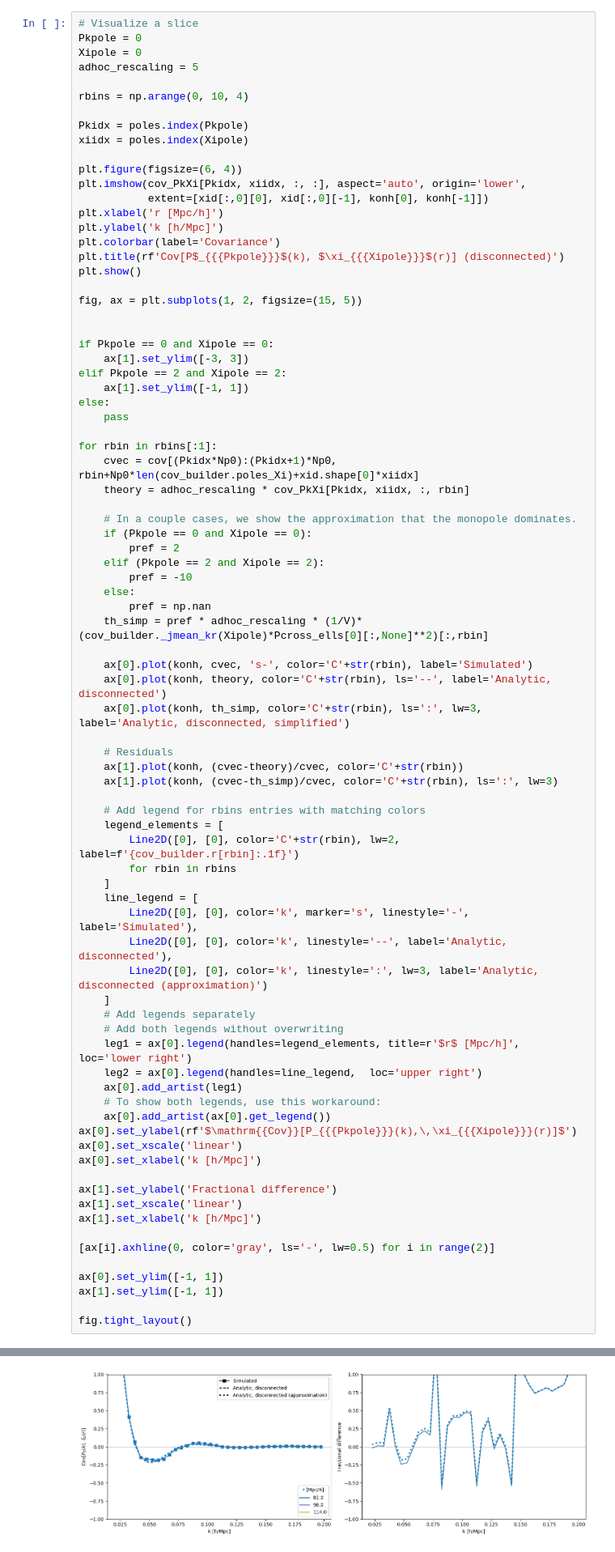
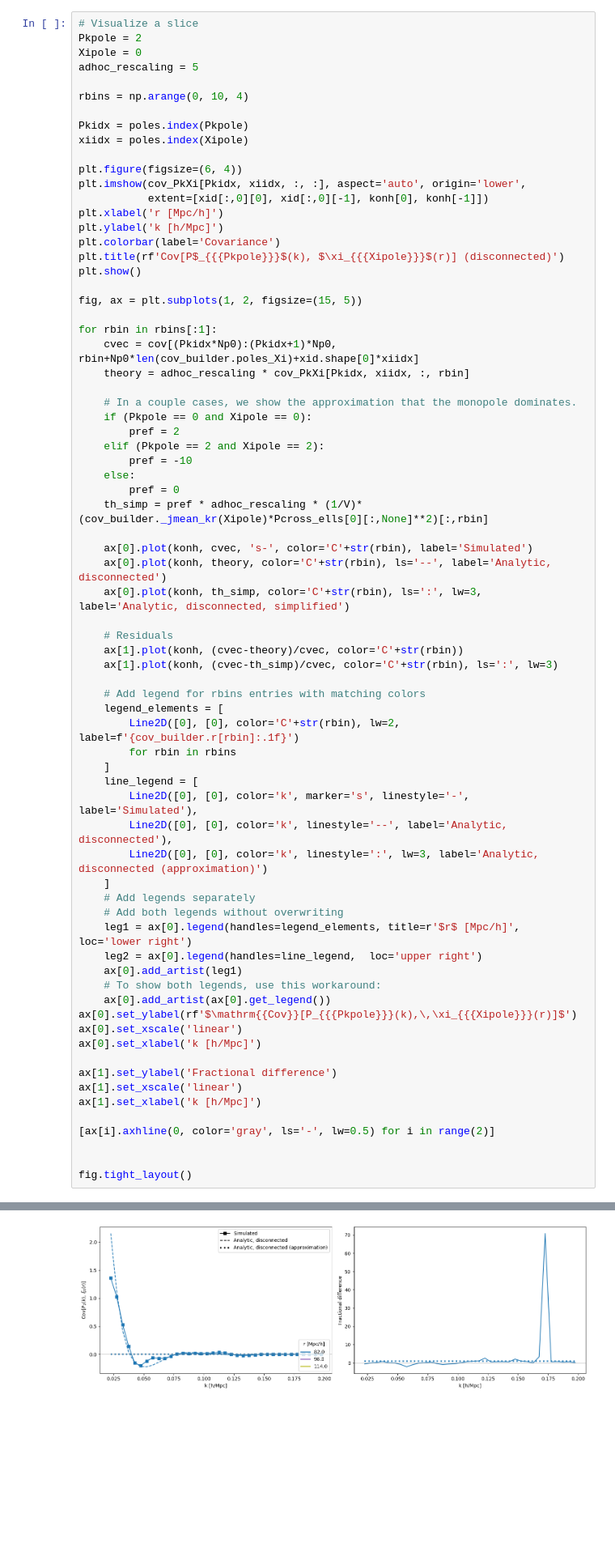
Before and after one commit to abaleato/PrePostCov, a Jupyter notebook: preprost_covariance.ipynb, the cells around one changed output, grey strips where cells are left out. Shown at 81% size. Saved outputs shown, nothing was run; the diff lists cells and outputs as text; blank space fills up the shorter version.

```diff
--- a/preprost_covariance.ipynb
+++ b/preprost_covariance.ipynb
@@ -163,7 +162,7 @@ print('cov_PkXi shape:', cov_PkXi.shape)
 cov_PkXi shape: (2, 2, 36, 10)
 # %%
 # Visualize a slice
-Pkpole = 0
+Pkpole = 2
 Xipole = 0
 adhoc_rescaling = 5
 
@@ -183,14 +182,6 @@ plt.show()
 
 fig, ax = plt.subplots(1, 2, figsize=(15, 5))
 
-
-if Pkpole == 0 and Xipole == 0:
-    ax[1].set_ylim([-3, 3])
-elif Pkpole == 2 and Xipole == 2:
-    ax[1].set_ylim([-1, 1])
-else:
-    pass
-
 for rbin in rbins[:1]:
     cvec = cov[(Pkidx*Np0):(Pkidx+1)*Np0, rbin+Np0*len(cov_builder.poles_Xi)+xid.shape[0]*xiidx]
     theory = adhoc_rescaling * cov_PkXi[Pkidx, xiidx, :, rbin]
@@ -201,7 +192,7 @@ for rbin in rbins[:1]:
     elif (Pkpole == 2 and Xipole == 2):
         pref = -10
     else:
-        pref = np.nan
+        pref = 0
     th_simp = pref * adhoc_rescaling * (1/V)*(cov_builder._jmean_kr(Xipole)*Pcross_ells[0][:,None]**2)[:,rbin]
 
     ax[0].plot(konh, cvec, 's-', color='C'+str(rbin), label='Simulated')
@@ -239,8 +230,6 @@ ax[1].set_xlabel('k [h/Mpc]')
 
 [ax[i].axhline(0, color='gray', ls='-', lw=0.5) for i in range(2)]
 
-ax[0].set_ylim([-1, 1])
-ax[1].set_ylim([-1, 1])
 
 fig.tight_layout()
 # %% [output]
@@ -248 +237 @@ fig.tight_layout()
-[figure, old version]
+[figure, new version]
```
Also changed, not shown: parts of 2 cells of this notebook.
